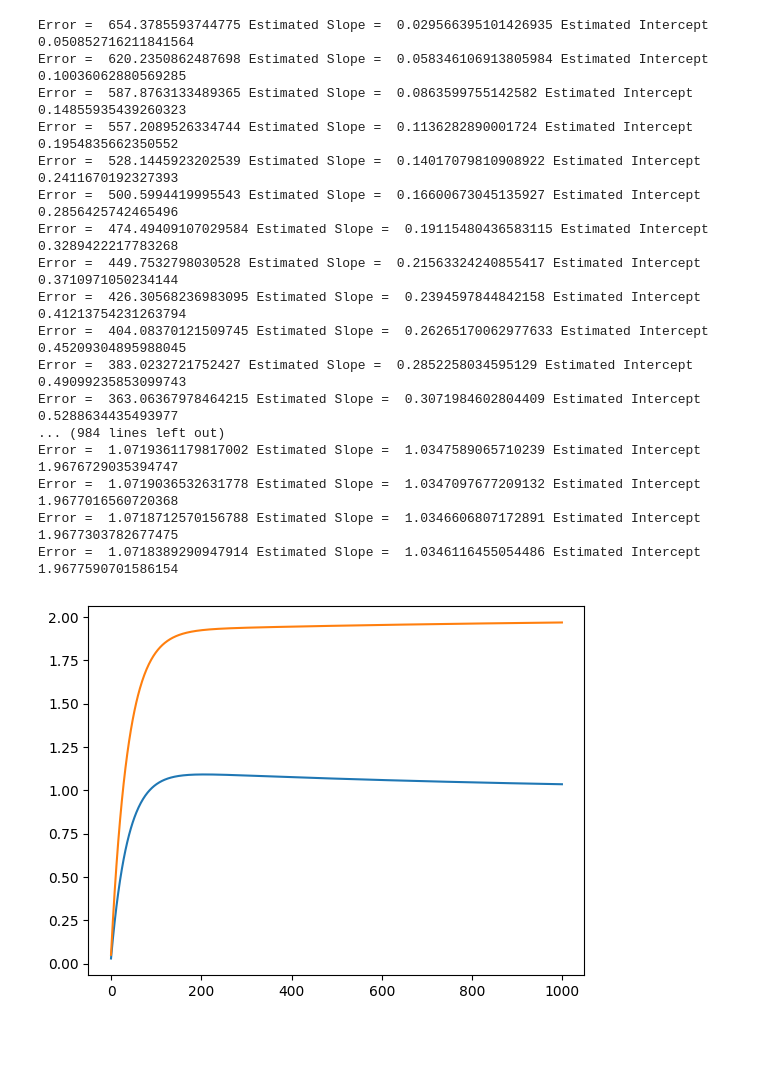
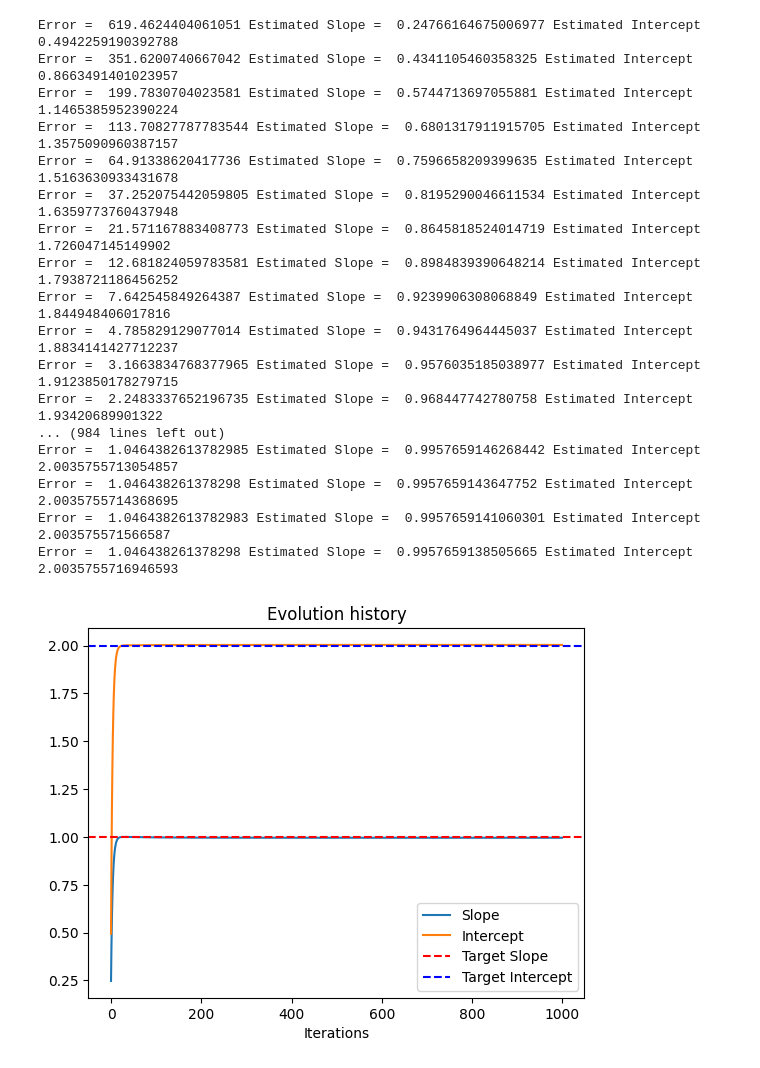
Before and after one commit to jkumarres/ML_Discussion, a Jupyter notebook: GradientDescentLinearRegression.ipynb, the cells around one changed output. Drawn from its saved outputs; the diff is of its cells as text; code cells hidden in the pictures; blank space fills up the shorter version.

```diff
--- a/GradientDescentLinearRegression.ipynb
+++ b/GradientDescentLinearRegression.ipynb
@@ -27,50 +54,55 @@ plt.show()
 # %%
 SlopeEstimate = 0
 InterceptEstimate = 0
 
 NumberIterations = 1000
-LearningRate = 0.0001
+LearningRate = 0.001
 
 SlopeHistory = []
 InterceptHistory = []
 
 for It in range( NumberIterations ):
     PointYEstimate = SlopeEstimate * PointX + InterceptEstimate
 
     Error = np.sum( ( PointY - PointYEstimate )**2 )
     dError_dSlope = np.sum( -2 * ( PointY - PointYEstimate ) * PointX )
     dError_dIntercept = np.sum( -2 * ( PointY - PointYEstimate ) )
 
     SlopeEstimate = SlopeEstimate - LearningRate * dError_dSlope
     InterceptEstimate = InterceptEstimate - LearningRate * dError_dIntercept
 
     SlopeHistory = np.append( SlopeHistory , SlopeEstimate )
     InterceptHistory = np.append( InterceptHistory , InterceptEstimate )
 
     print("Error = ",Error, "Estimated Slope = ",SlopeEstimate, "Estimated Intercept",InterceptEstimate)
 
 plt.plot( SlopeHistory )
 plt.plot( InterceptHistory )
+plt.axhline( y=Slope , color='r' , linestyle='--' )
+plt.axhline( y=Intercept , color='b' , linestyle='--' )
+plt.legend( ['Slope','Intercept','Target Slope','Target Intercept'])
+plt.title( 'Evolution history' )
+plt.xlabel( 'Iterations' )
 plt.show()
 # %% [output]
-Error =  654.3785593744775 Estimated Slope =  0.029566395101426935 Estimated Intercept 0.050852716211841564
-Error =  620.2350862487698 Estimated Slope =  0.058346106913805984 Estimated Intercept 0.10036062880569285
-Error =  587.8763133489365 Estimated Slope =  0.0863599755142582 Estimated Intercept 0.14855935439260323
-Error =  557.2089526334744 Estimated Slope =  0.1136282890001724 Estimated Intercept 0.1954835662350552
-Error =  528.1445923202539 Estimated Slope =  0.14017079810908922 Estimated Intercept 0.2411670192327393
-Error =  500.5994419995543 Estimated Slope =  0.16600673045135927 Estimated Intercept 0.2856425742465496
-Error =  474.49409107029584 Estimated Slope =  0.19115480436583115 Estimated Intercept 0.3289422217783268
-Error =  449.7532798030528 Estimated Slope =  0.21563324240855417 Estimated Intercept 0.3710971050234144
-Error =  426.30568236983095 Estimated Slope =  0.2394597844842158 Estimated Intercept 0.41213754231263794
-Error =  404.08370121509745 Estimated Slope =  0.26265170062977633 Estimated Intercept 0.45209304895988045
-Error =  383.0232721752427 Estimated Slope =  0.2852258034595129 Estimated Intercept 0.49099235853099743
-Error =  363.06367978464215 Estimated Slope =  0.3071984602804409 Estimated Intercept 0.5288634435493977
+Error =  619.4624404061051 Estimated Slope =  0.24766164675006977 Estimated Intercept 0.4942259190392788
+Error =  351.6200740667042 Estimated Slope =  0.4341105460358325 Estimated Intercept 0.8663491401023957
+Error =  199.7830704023581 Estimated Slope =  0.5744713697055881 Estimated Intercept 1.1465385952390224
+Error =  113.70827787783544 Estimated Slope =  0.6801317911915705 Estimated Intercept 1.3575090960387157
+Error =  64.91338620417736 Estimated Slope =  0.7596658209399635 Estimated Intercept 1.5163630933431678
+Error =  37.252075442059805 Estimated Slope =  0.8195290046611534 Estimated Intercept 1.6359773760437948
+Error =  21.571167883408773 Estimated Slope =  0.8645818524014719 Estimated Intercept 1.726047145149902
+Error =  12.681824059783581 Estimated Slope =  0.8984839390648214 Estimated Intercept 1.7938721186456252
+Error =  7.642545849264387 Estimated Slope =  0.9239906308068849 Estimated Intercept 1.844948406017816
+Error =  4.785829129077014 Estimated Slope =  0.9431764964445037 Estimated Intercept 1.8834141427712237
+Error =  3.1663834768377965 Estimated Slope =  0.9576035185038977 Estimated Intercept 1.9123850178279715
+Error =  2.2483337652196735 Estimated Slope =  0.968447742780758 Estimated Intercept 1.93420689901322
 ... (984 lines left out)
-Error =  1.0719361179817002 Estimated Slope =  1.0347589065710239 Estimated Intercept 1.9676729035394747
-Error =  1.0719036532631778 Estimated Slope =  1.0347097677209132 Estimated Intercept 1.9677016560720368
-Error =  1.0718712570156788 Estimated Slope =  1.0346606807172891 Estimated Intercept 1.9677303782677475
-Error =  1.0718389290947914 Estimated Slope =  1.0346116455054486 Estimated Intercept 1.9677590701586154
+Error =  1.0464382613782985 Estimated Slope =  0.9957659146268442 Estimated Intercept 2.0035755713054857
+Error =  1.046438261378298 Estimated Slope =  0.9957659143647752 Estimated Intercept 2.0035755714368695
+Error =  1.0464382613782983 Estimated Slope =  0.9957659141060301 Estimated Intercept 2.003575571566587
+Error =  1.046438261378298 Estimated Slope =  0.9957659138505665 Estimated Intercept 2.0035755716946593
-[figure, old version]
+[figure, new version]
 # %%
 plt.plot( PointX , PointY , '.' )
 plt.plot( [Xmin,Xmax] , [Ymin,Ymax] , 'b' )
```
Also changed, not shown: parts of 6 cells of this notebook.
